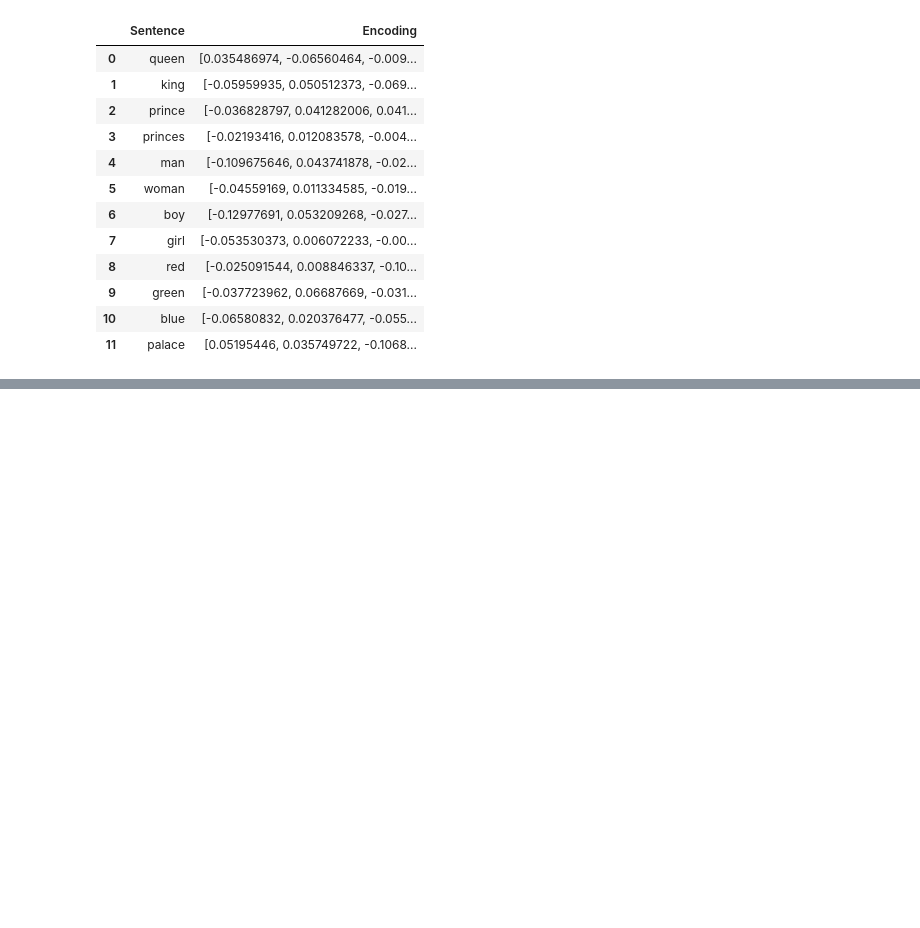
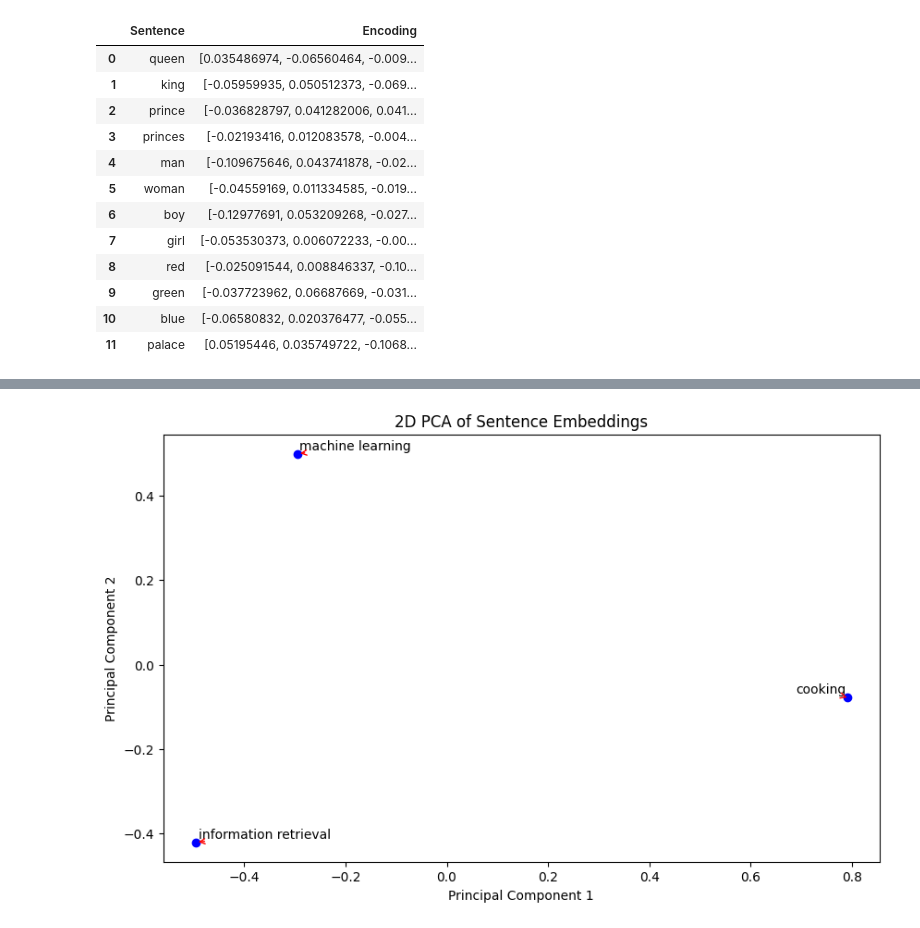
Before and after one commit to georgms/vector-intro, a Jupyter notebook: vector-intro.ipynb, the cells around one changed output, grey strips where cells are left out. Cells and saved outputs as stored; diff of their text form; code cells hidden in the pictures; blank space fills up the shorter version.

```diff
--- a/vector-intro.ipynb
+++ b/vector-intro.ipynb
@@ -144,0 +149,10 @@ plot(sentences, embeddings)
+# %%
+queries = [
+    "information retrieval",
+    "machine learning",
+    "cooking",
+]
+query_embeddings = embed(queries)
+plot(queries, query_embeddings)
+# %% [output]
+[figure, added]
```
Also changed, not shown: parts of 5 cells of this notebook, 1 other file.
